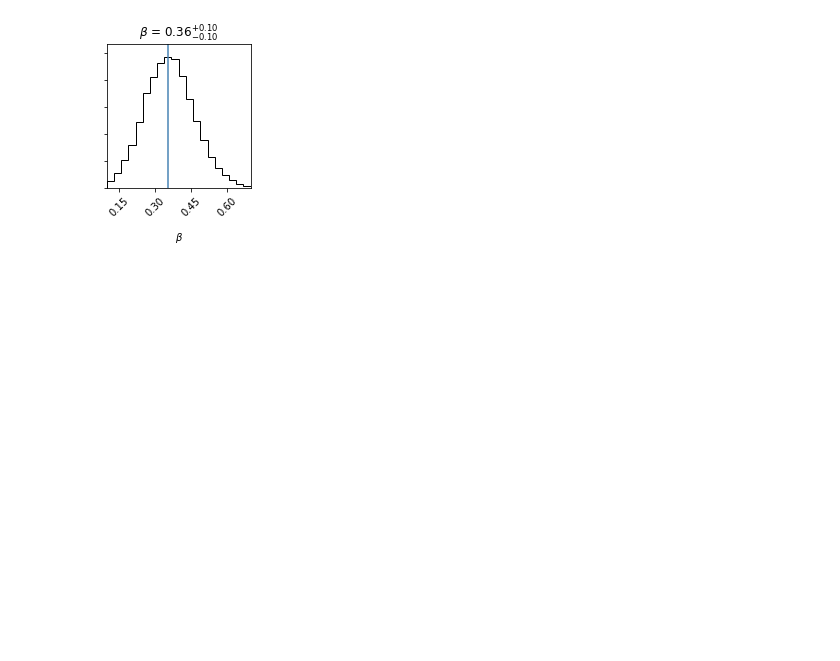
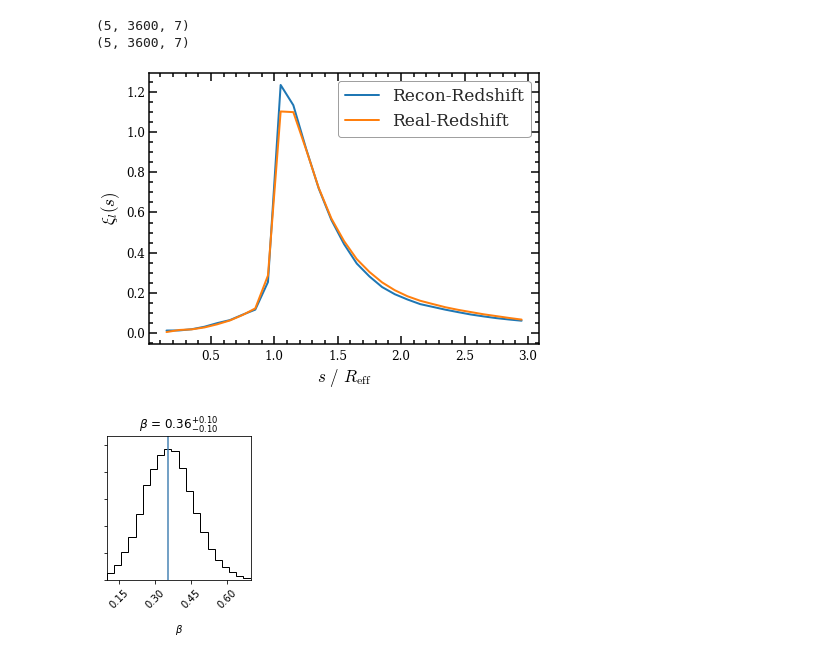
Before and after one commit to epaillas/old_VoidFinder, a Jupyter notebook: Untitled.ipynb, the cells around one changed output. Saved outputs shown, nothing was run; the diff lists cells and outputs as text; code cells hidden in the pictures; blank space fills up the shorter version.

```diff
--- a/Untitled.ipynb
+++ b/Untitled.ipynb
@@ -204,3 +112,59 @@ flat_samples = sampler.get_chain(discard=100, thin=15, flat=True)
+# %%
+from python_tools.mockstatistics_v2 import MockStatistics
+import numpy as np
+import matplotlib.pyplot as plt
+
+%matplotlib inline
+
+plt.style.use('enrique')
+# Visualize data for sanity check
+fig = plt.figure(figsize=(7,5))
+ax = plt.subplot()
+
+handle = '/Users/epaillas/data/eboss/telecon_nov14/rsd_redshift/\
+Galaxies_HOD_0*_z0.57_RSD_redshift.SVF_recen_ovl0.5.VG_CCF_rmu'
+mocks = MockStatistics(handle)
+
+epsilon = 1.0
+
+s, xi0 = mocks.getMonopole(epsilon=epsilon)
+s, xi2 = mocks.getQuadrupole(epsilon=epsilon)
+s, xiav = mocks.getAverageMonopole(epsilon=epsilon)
+
+mean_xi0 = xi0.mean(axis=0)
+mean_xiav = xiav.mean(axis=0)
+mean_xi2 = xi2.mean(axis=0)
+
+ax.plot(s, mean_xi0 - mean_xiav, label=r'Recon-Redshift', lw=2.0)
+
+
+handle = '/Users/epaillas/data/eboss/telecon_nov14/real_redshift/\
+Galaxies_HOD_0*_z0.57_Real_redshift.SVF_recen_ovl0.5.VG_CCF_rmu'
+mocks = MockStatistics(handle)
+
+epsilon = 1.0
+
+s, xi0 = mocks.getMonopole(epsilon=epsilon)
+s, xi2 = mocks.getQuadrupole(epsilon=epsilon)
+s, xiav = mocks.getAverageMonopole(epsilon=epsilon)
+
+mean_xi0 = xi0.mean(axis=0)
+mean_xiav = xiav.mean(axis=0)
+mean_xi2 = xi2.mean(axis=0)
+
+ax.plot(s, mean_xi0 - mean_xiav, label=r'Real-Redshift', lw=2.0)
+
+
+
+
+ax.set_xlabel(r'$s\ /\ R_{\rm{eff}}$', fontsize=17)
+ax.set_ylabel(r'$\xi_l(s)$', fontsize=17)
+ax.legend(fontsize=17)
+plt.show()
+# %% [output]
+(5, 3600, 7)
+(5, 3600, 7)
+[figure, added]
 # %%
 fig = corner.corner(flat_samples, labels=[r'$\beta$'],
                     truths=[fid_beta], show_titles=True)
```
Also changed, not shown: parts of 2 cells of this notebook, 24 other files.
